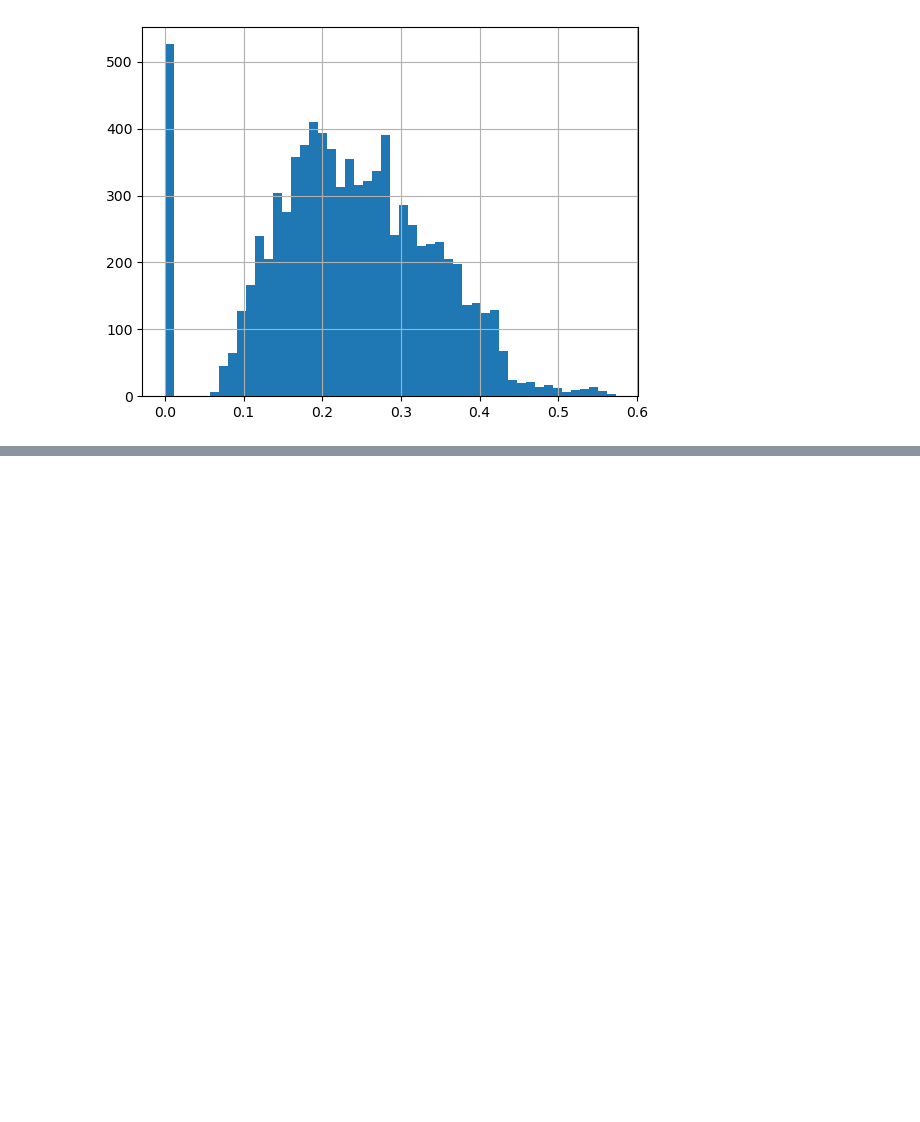
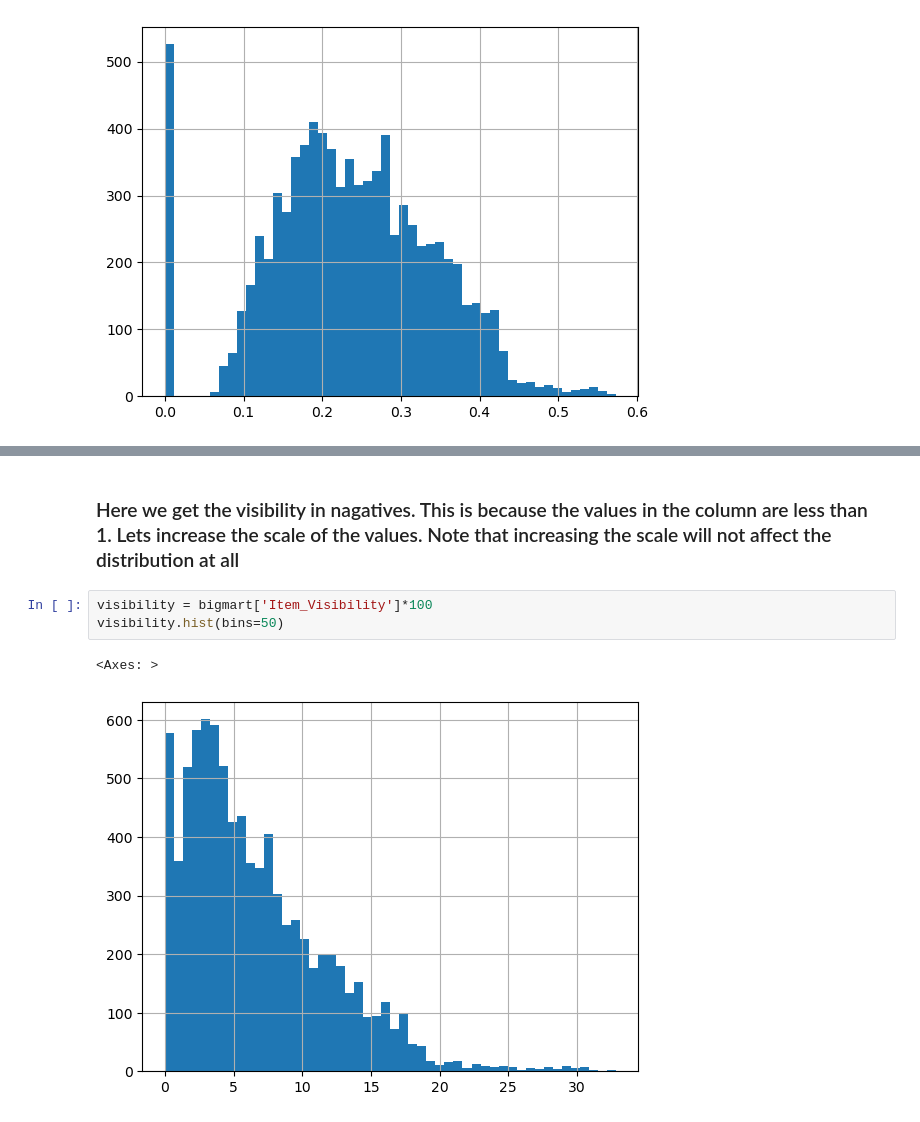
Before and after one commit to Malinda1/feature_engineering, a Jupyter notebook: feature_engineering.ipynb, the cells around one changed output, grey strips where cells are left out. Saved outputs shown, nothing was run; the diff lists cells and outputs as text; blank space fills up the shorter version.

```diff
--- a/feature_engineering.ipynb
+++ b/feature_engineering.ipynb
@@ -44,0 +71,8 @@ item_visibility_squareroot.hist(bins=50)
+# %% [markdown]
+### Here we get the visibility in nagatives. This is because the values in the column are less than 1. Lets increase the scale of the values. Note that increasing the scale will not affect the distribution at all
+# %%
+visibility = bigmart['Item_Visibility']*100
+visibility.hist(bins=50)
+# %% [output]
+<Axes: >
+[figure, added]
```
Also changed, not shown: parts of 6 cells of this notebook.
